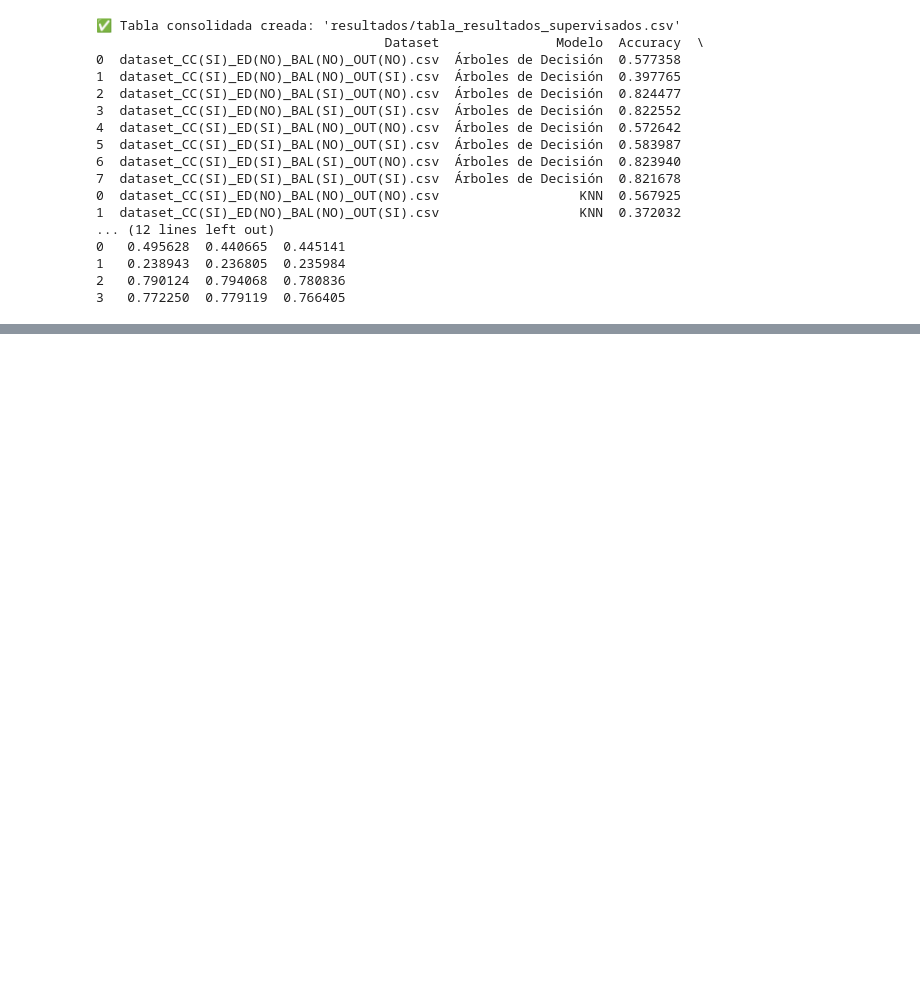
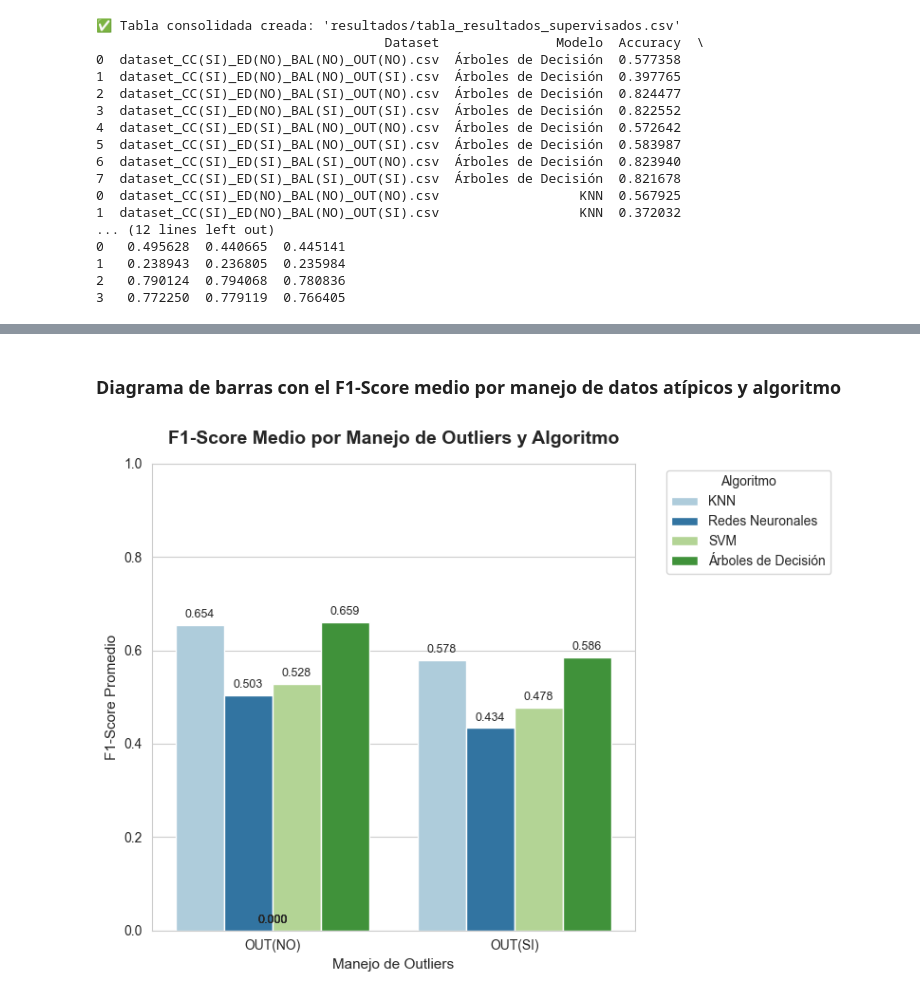
Before and after one commit to Zuleto1231/practica_2, a Jupyter notebook: main.ipynb, the cells around one changed output, grey strips where cells are left out. Drawn from its saved outputs; the diff is of its cells as text; code cells hidden in the pictures; blank space fills up the shorter version.

```diff
--- a/main.ipynb
+++ b/main.ipynb
@@ -765,0 +885,64 @@ NameError: name 'plt' is not defined
+# %% [markdown]
+### Diagrama de barras con el F1-Score medio por manejo de datos atípicos y algoritmo
+# %%
+# =====================================================
+# 📊 F1-Score medio por manejo de outliers y algoritmo
+# =====================================================
+
+import pandas as pd
+import matplotlib.pyplot as plt
+import seaborn as sns
+
+# Leer resultados consolidados
+df = pd.read_csv("resultados/tabla_resultados_supervisados.csv")
+
+# Identificar si el dataset eliminó outliers
+df["Outliers"] = df["Dataset"].apply(lambda x: "OUT(SI)" if "OUT(SI)" in x else "OUT(NO)")
+
+# Calcular el promedio del F1-score por outlier y modelo
+f1_promedio_outliers = (
+    df.groupby(["Outliers", "Modelo"])["F1-Score"]
+    .mean()
+    .reset_index()
+)
+
+# Ordenar para mostrar OUT(NO) primero
+f1_promedio_outliers["Outliers"] = pd.Categorical(
+    f1_promedio_outliers["Outliers"], categories=["OUT(NO)", "OUT(SI)"]
+)
+
+# Estilo gráfico
+sns.set_style("whitegrid")
+plt.figure(figsize=(8, 6))
+
+# Crear gráfico de barras
+sns.barplot(
+    data=f1_promedio_outliers,
+    x="Outliers",
+    y="F1-Score",
+    hue="Modelo",
+    palette="Paired"
+)
+
+# Etiquetas y formato
+plt.title("F1-Score Medio por Manejo de Outliers y Algoritmo", fontsize=14, weight='bold', pad=15)
+plt.xlabel("Manejo de Outliers", fontsize=11)
+plt.ylabel("F1-Score Promedio", fontsize=11)
+plt.ylim(0, 1)
+plt.legend(title="Algoritmo", bbox_to_anchor=(1.05, 1), loc='upper left')
+
+# Mostrar valores sobre las barras
+for p in plt.gca().patches:
+    plt.gca().text(
+        p.get_x() + p.get_width() / 2,
+        p.get_height() + 0.01,
+        f"{p.get_height():.3f}",
+        ha="center",
+        va="bottom",
+        fontsize=9
+    )
+
+plt.tight_layout()
+plt.show()
+# %% [output]
+[figure, added]
```
Also changed, not shown: parts of 12 cells of this notebook, 33 other files.
